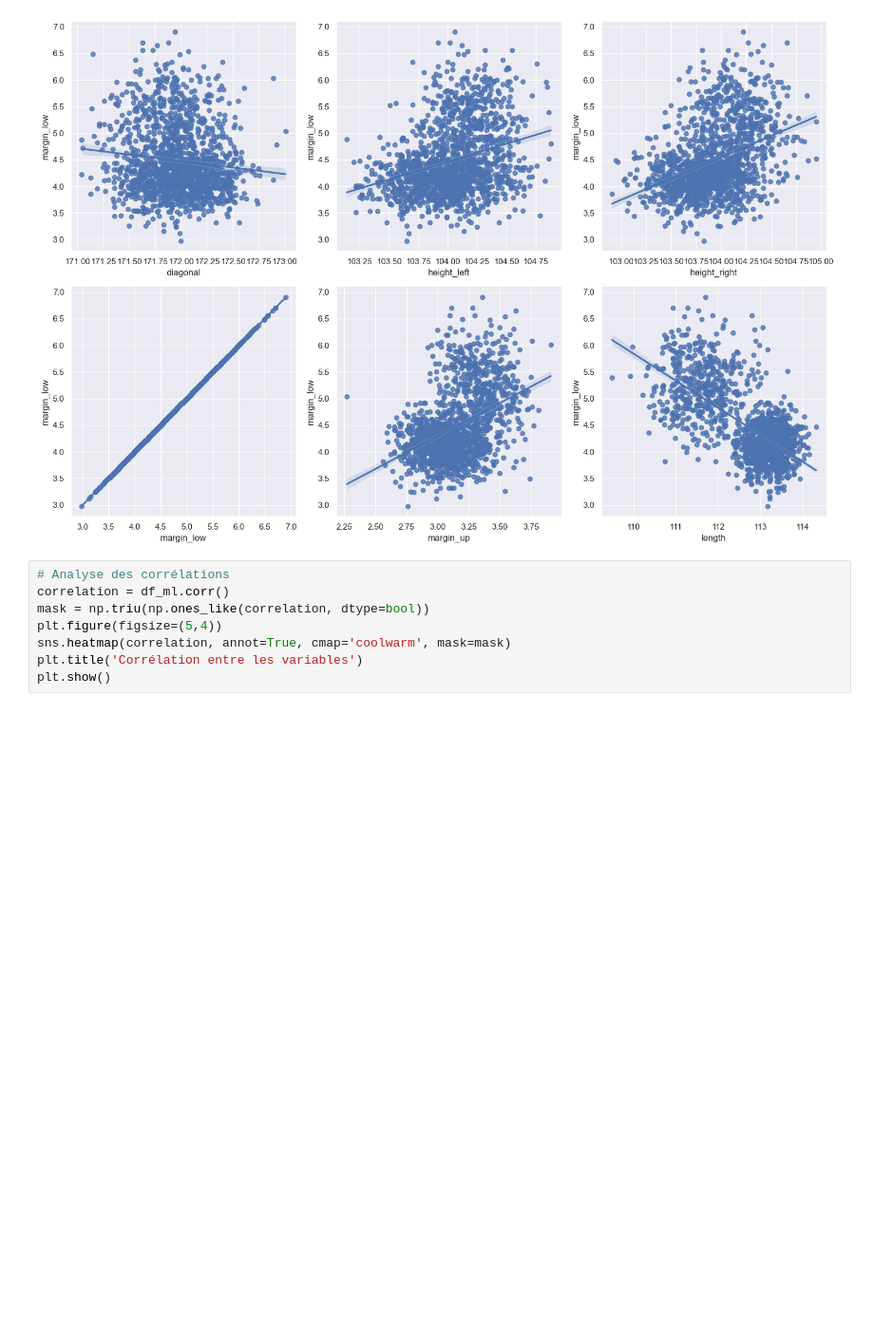
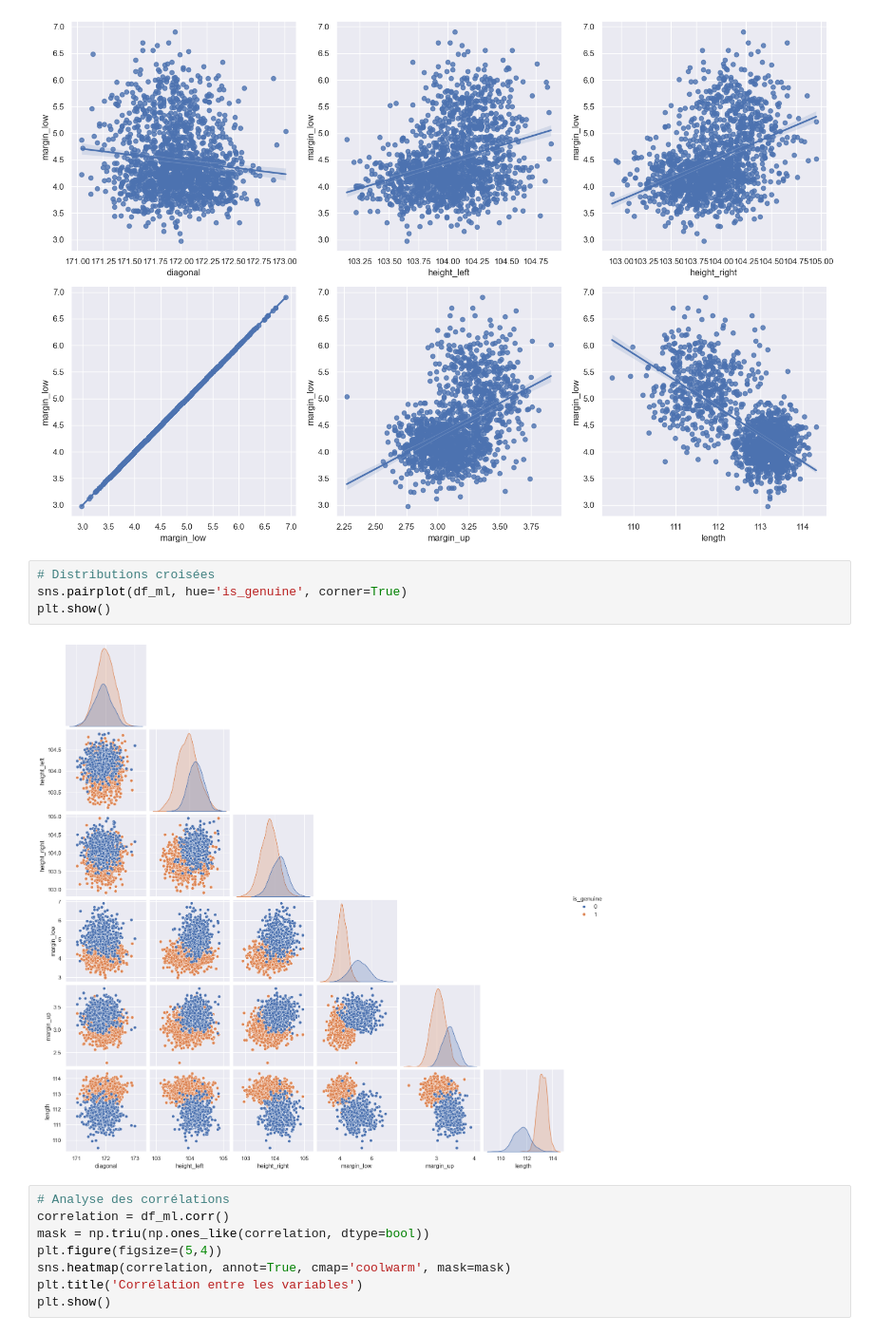
Before and after one commit to lengocduyvu/oncfm-detection-faux-billets, a Jupyter notebook: notebooks/oncfm-analyse.ipynb, the cells around one changed output. Shown at 95% size. Drawn from its saved outputs; the diff is of its cells as text; blank space fills up the shorter version.

```diff
--- a/notebooks/oncfm-analyse.ipynb
+++ b/notebooks/oncfm-analyse.ipynb
@@ -163,6 +166,12 @@ plt.tight_layout()
 plt.show()
 # %% [output]
 [figure]
+# %%
+# Distributions croisées
+sns.pairplot(df_ml, hue='is_genuine', corner=True)
+plt.show()
+# %% [output]
+[figure, added]
 # %%
 # Analyse des corrélations
 correlation = df_ml.corr()
```
Also changed, not shown: parts of 14 cells of this notebook.
